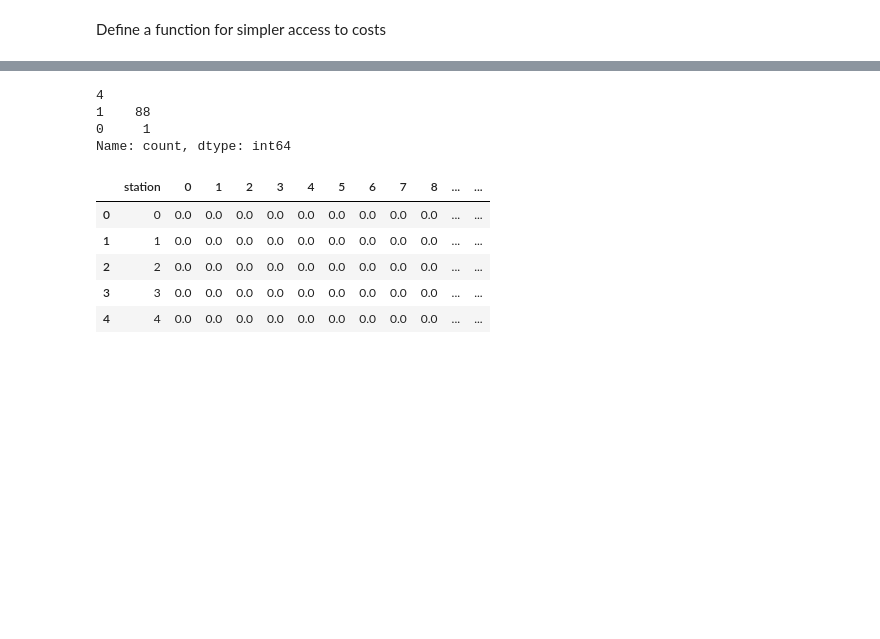
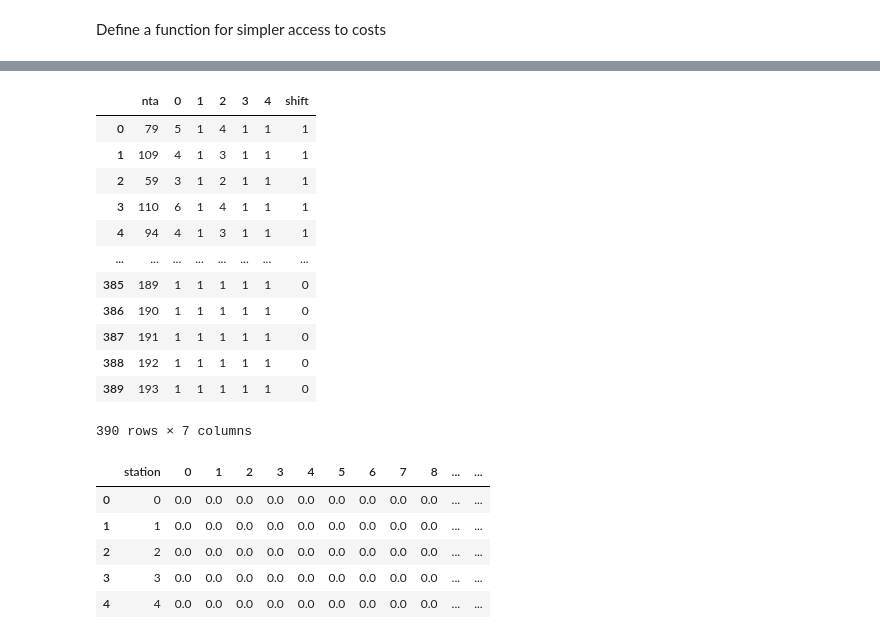
Before and after one commit to pepe-olivert/Optimization_NY_Fire_Departments, a Jupyter notebook: resolucion.ipynb, the cells around one changed output, grey strips where cells are left out. Cells and saved outputs as stored; diff of their text form; code cells hidden in the pictures; blank space fills up the shorter version.

```diff
--- a/resolucion.ipynb
+++ b/resolucion.ipynb
@@ -190,0 +283,9 @@ Bijk.head()
+# %%
+Bijk = b
+newcols = []
+for col in Bijk.columns[1:-1]:
+    newcols.append(vehicle2index(col))
+Bijk.columns = ["nta"] + newcols + ["shift"]
+Bijk["nta"] = Bijk["nta"].apply(lambda x: neighbourhood2index(x))
+Bijk = Bijk.apply(lambda x: x.apply(lambda y: math.ceil(y)))
+Bijk.head()
@@ -191,10 +299,19 @@ Bijk.head()
 # %%
-Bijk[4].value_counts()
+Bijk
 # %% [output]
+|  | nta | 0 | 1 | 2 | 3 | 4 | shift |
+| 0 | 79 | 5 | 1 | 4 | 1 | 1 | 1 |
+| 1 | 109 | 4 | 1 | 3 | 1 | 1 | 1 |
+| 2 | 59 | 3 | 1 | 2 | 1 | 1 | 1 |
+| 3 | 110 | 6 | 1 | 4 | 1 | 1 | 1 |
+| 4 | 94 | 4 | 1 | 3 | 1 | 1 | 1 |
+| ... | ... | ... | ... | ... | ... | ... | ... |
+| 385 | 189 | 1 | 1 | 1 | 1 | 1 | 0 |
+| 386 | 190 | 1 | 1 | 1 | 1 | 1 | 0 |
+| 387 | 191 | 1 | 1 | 1 | 1 | 1 | 0 |
+| 388 | 192 | 1 | 1 | 1 | 1 | 1 | 0 |
+| 389 | 193 | 1 | 1 | 1 | 1 | 1 | 0 |
-4
-1    88
-0     1
-Name: count, dtype: int64
+390 rows × 7 columns
 # %%
 Skl = pd.read_csv("./aux_data/skl.csv")
 newcols = []
```
Also changed, not shown: parts of 23 cells of this notebook, 5 other files.
